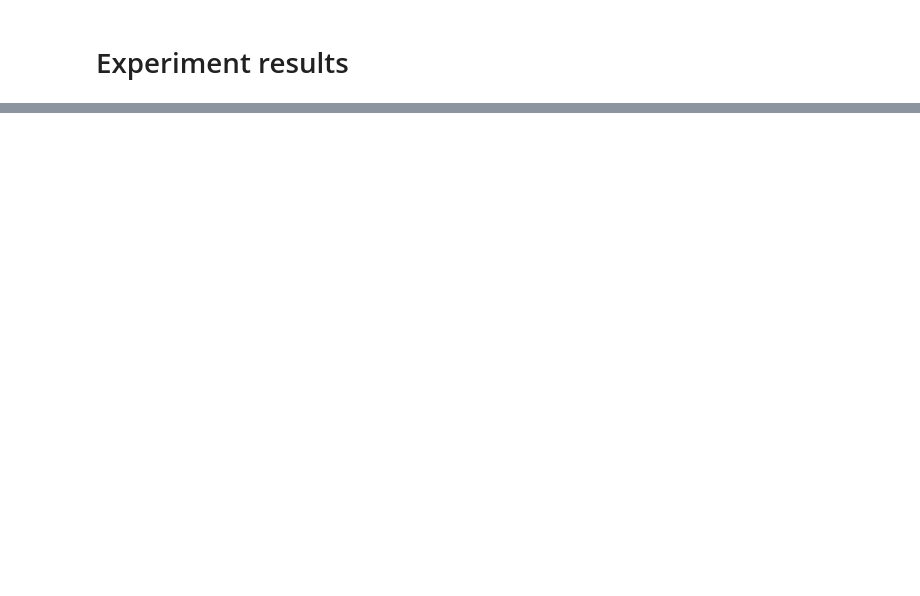
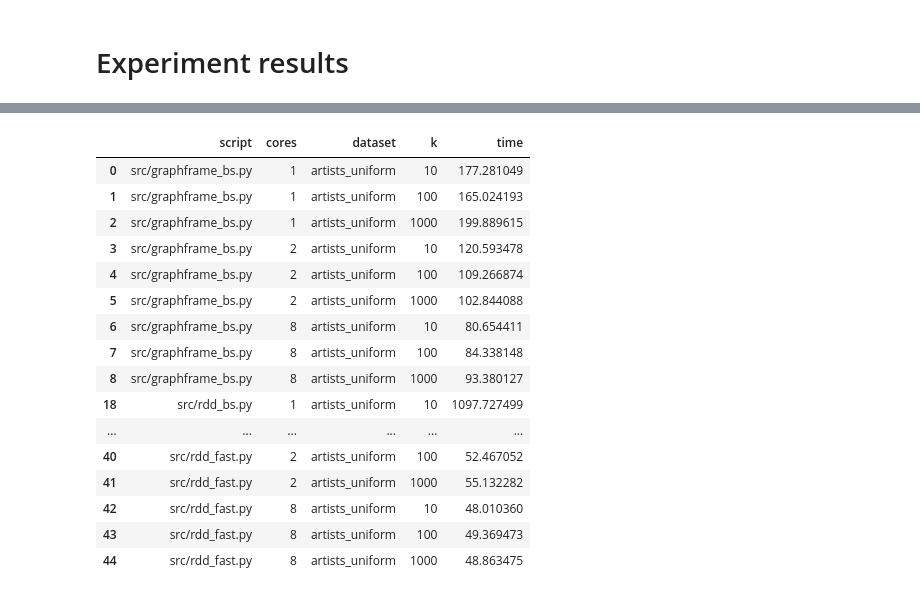
Before and after one commit to papaemman/Mining-of-Massive-Datasets-AUTh, a Jupyter notebook: notebooks/EDA_graph_data.ipynb, the cells around one changed output, grey strips where cells are left out. Drawn from its saved outputs; the diff is of its cells as text; code cells hidden in the pictures; blank space fills up the shorter version.

```diff
--- a/notebooks/EDA_graph_data.ipynb
+++ b/notebooks/EDA_graph_data.ipynb
@@ -191 +235,21 @@ experiments_df.head()
+# %%
+experiments_df[experiments_df["dataset"]=="artists_uniform"]
+# %% [output]
+|  | script | cores | dataset | k | time |
+| 0 | src/graphframe_bs.py | 1 | artists_uniform | 10 | 177.281049 |
+| 1 | src/graphframe_bs.py | 1 | artists_uniform | 100 | 165.024193 |
+| 2 | src/graphframe_bs.py | 1 | artists_uniform | 1000 | 199.889615 |
+| 3 | src/graphframe_bs.py | 2 | artists_uniform | 10 | 120.593478 |
+| 4 | src/graphframe_bs.py | 2 | artists_uniform | 100 | 109.266874 |
+| 5 | src/graphframe_bs.py | 2 | artists_uniform | 1000 | 102.844088 |
+| 6 | src/graphframe_bs.py | 8 | artists_uniform | 10 | 80.654411 |
+| 7 | src/graphframe_bs.py | 8 | artists_uniform | 100 | 84.338148 |
+| 8 | src/graphframe_bs.py | 8 | artists_uniform | 1000 | 93.380127 |
+| 18 | src/rdd_bs.py | 1 | artists_uniform | 10 | 1097.727499 |
+| ... | ... | ... | ... | ... | ... |
+| 40 | src/rdd_fast.py | 2 | artists_uniform | 100 | 52.467052 |
+| 41 | src/rdd_fast.py | 2 | artists_uniform | 1000 | 55.132282 |
+| 42 | src/rdd_fast.py | 8 | artists_uniform | 10 | 48.010360 |
+| 43 | src/rdd_fast.py | 8 | artists_uniform | 100 | 49.369473 |
+| 44 | src/rdd_fast.py | 8 | artists_uniform | 1000 | 48.863475 |
 # %%
```
Also changed, not shown: parts of 11 cells of this notebook, 6 other files.
